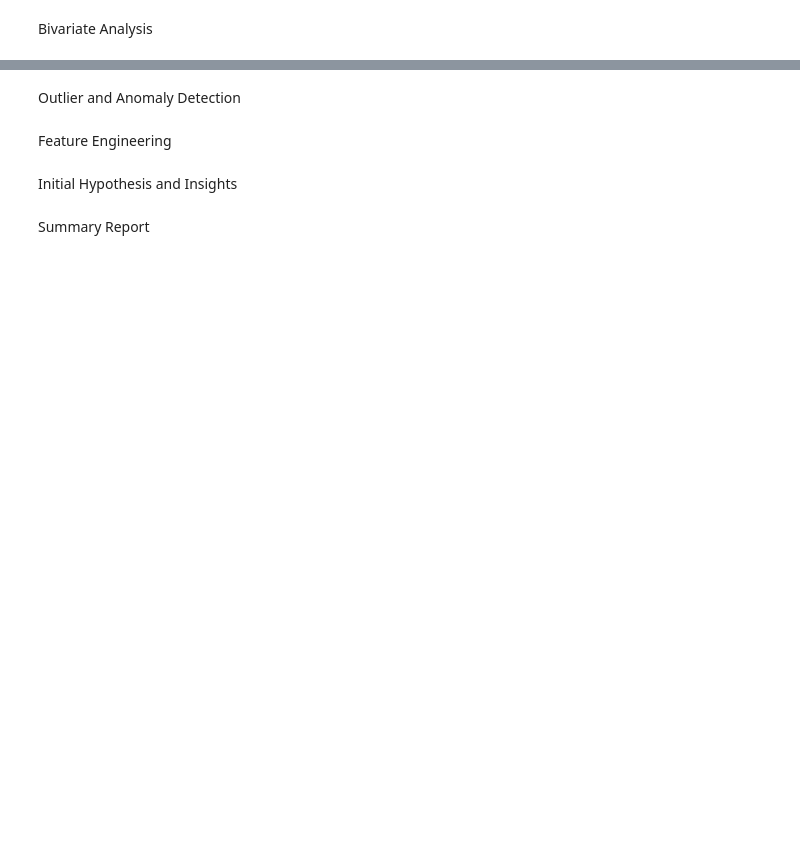
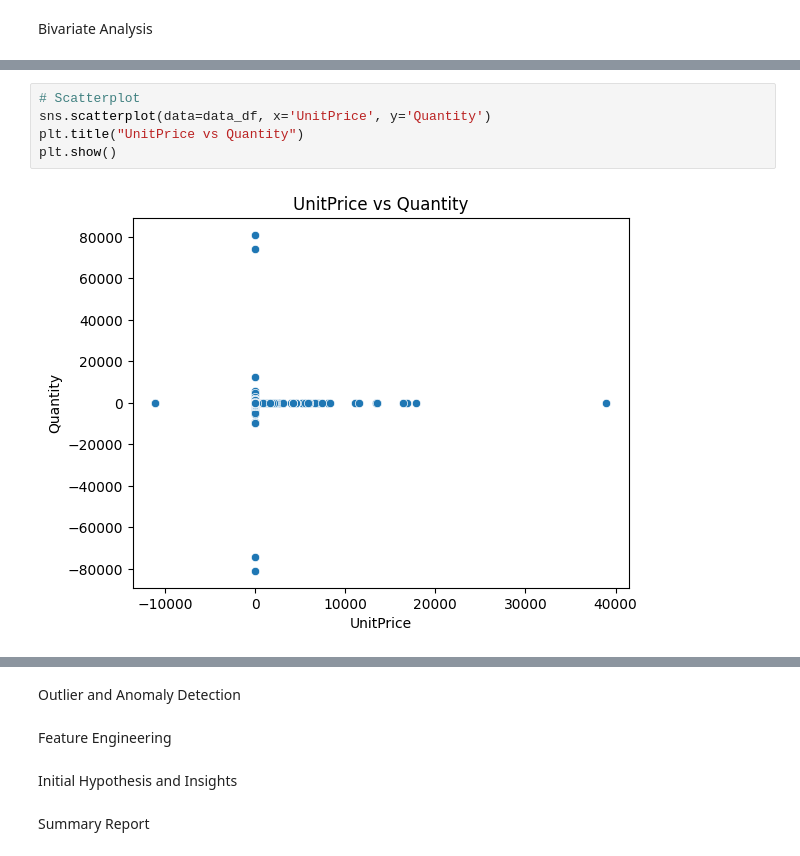
Before and after one commit to theozel-john-bringino/ml-projects-portfolio, a Jupyter notebook: exploratory_data_analysis/e-commerce_data/e-commerce_data_eda.ipynb, the cells around one changed output, grey strips where cells are left out. Drawn from its saved outputs; the diff is of its cells as text; blank space fills up the shorter version.

```diff
--- a/exploratory_data_analysis/e-commerce_data/e-commerce_data_eda.ipynb
+++ b/exploratory_data_analysis/e-commerce_data/e-commerce_data_eda.ipynb
@@ -165,0 +167,7 @@ Bivariate Analysis
+# %%
+# Scatterplot
+sns.scatterplot(data=data_df, x='UnitPrice', y='Quantity')
+plt.title("UnitPrice vs Quantity")
+plt.show()
+# %% [output]
+[figure, added]
```
Also changed, not shown: parts of 16 cells of this notebook.
